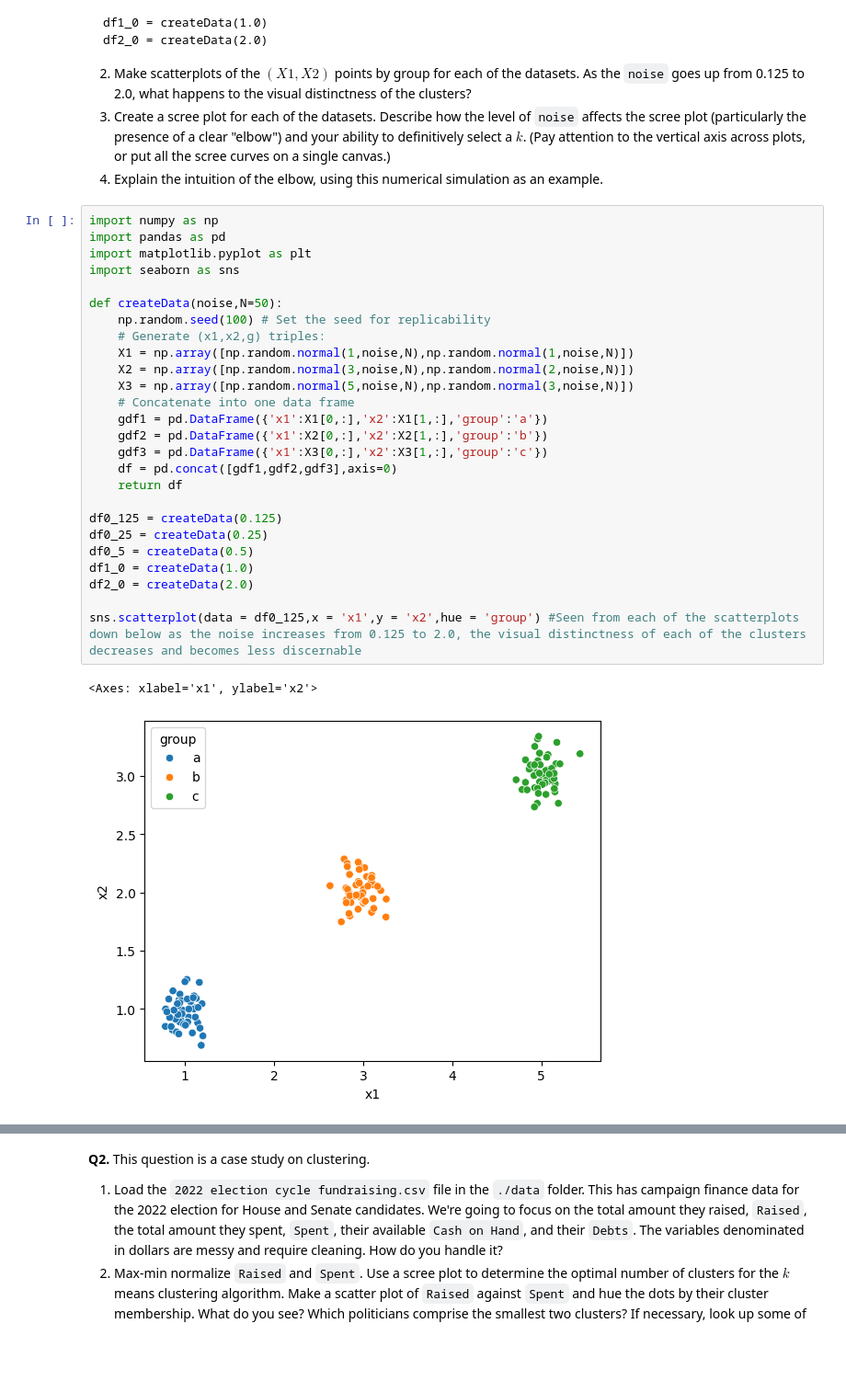
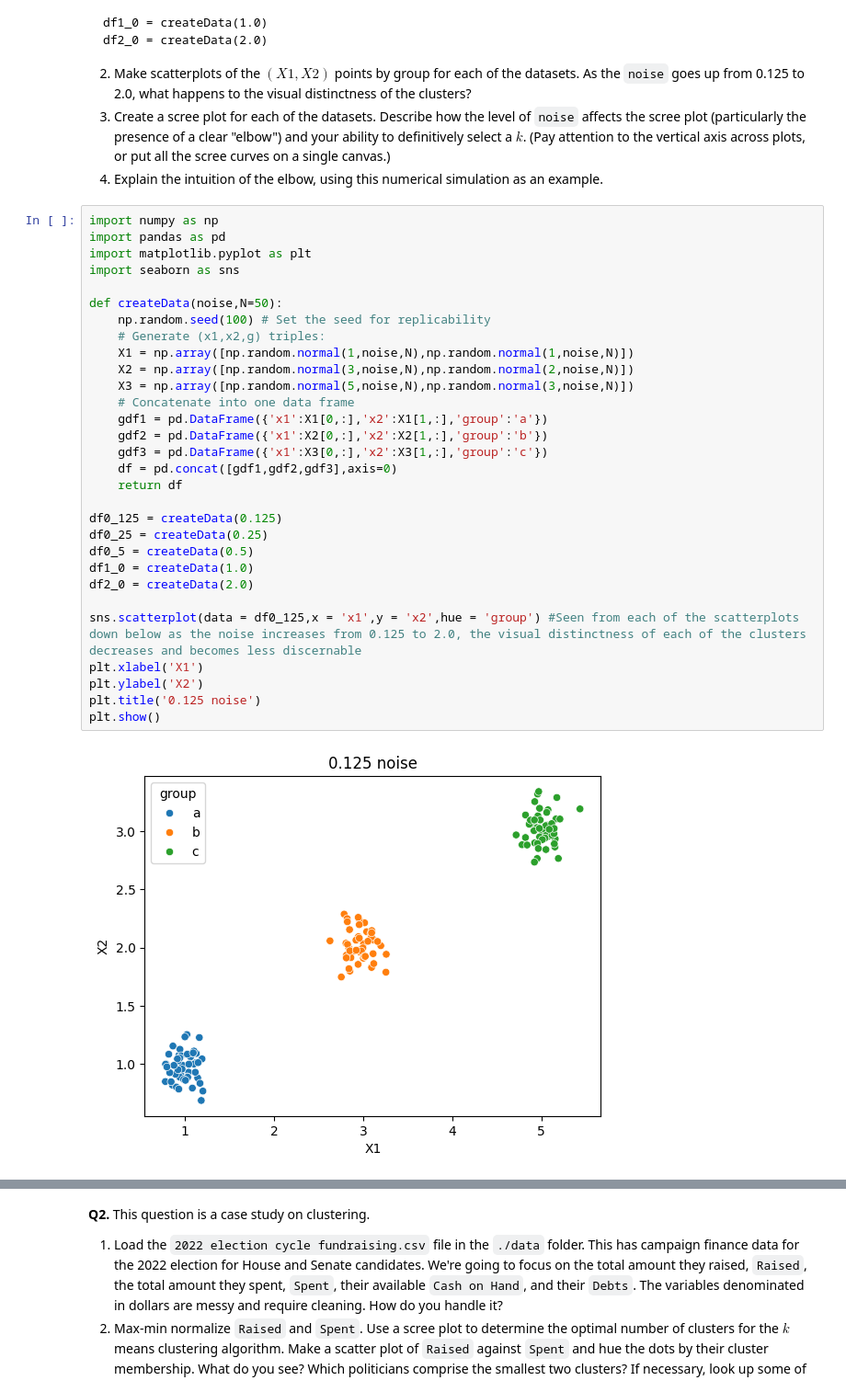
Before and after one commit to Harryshield14/clustering_assignment, a Jupyter notebook: assignment_clustering.ipynb, the cells around one changed output, grey strips where cells are left out. Shown: that part at 92% size. Drawn from its saved outputs; the diff is of its cells as text; blank space fills up the shorter version.

```diff
--- a/assignment_clustering.ipynb
+++ b/assignment_clustering.ipynb
@@ -39,31 +39,34 @@ df2_0 = createData(2.0)
 # %%
 import numpy as np
 import pandas as pd
 import matplotlib.pyplot as plt
 import seaborn as sns
 
 def createData(noise,N=50):
     np.random.seed(100) # Set the seed for replicability
     # Generate (x1,x2,g) triples:
     X1 = np.array([np.random.normal(1,noise,N),np.random.normal(1,noise,N)])
     X2 = np.array([np.random.normal(3,noise,N),np.random.normal(2,noise,N)])
     X3 = np.array([np.random.normal(5,noise,N),np.random.normal(3,noise,N)])
     # Concatenate into one data frame
     gdf1 = pd.DataFrame({'x1':X1[0,:],'x2':X1[1,:],'group':'a'})
     gdf2 = pd.DataFrame({'x1':X2[0,:],'x2':X2[1,:],'group':'b'})
     gdf3 = pd.DataFrame({'x1':X3[0,:],'x2':X3[1,:],'group':'c'})
     df = pd.concat([gdf1,gdf2,gdf3],axis=0)
     return df
 
 df0_125 = createData(0.125)
 df0_25 = createData(0.25)
 df0_5 = createData(0.5)
 df1_0 = createData(1.0)
 df2_0 = createData(2.0)
 
 sns.scatterplot(data = df0_125,x = 'x1',y = 'x2',hue = 'group') #Seen from each of the scatterplots down below as the noise increases from 0.125 to 2.0, the visual distinctness of each of the clusters decreases and becomes less discernable
+plt.xlabel('X1')
+plt.ylabel('X2')
+plt.title('0.125 noise')
+plt.show()
 # %% [output]
-<Axes: xlabel='x1', ylabel='x2'>
-[figure, old version]
+[figure, new version]
 # %%
 sns.scatterplot(data = df0_25,x = 'x1',y = 'x2',hue = 'group')
```
Also changed, not shown: parts of 12 cells of this notebook.
